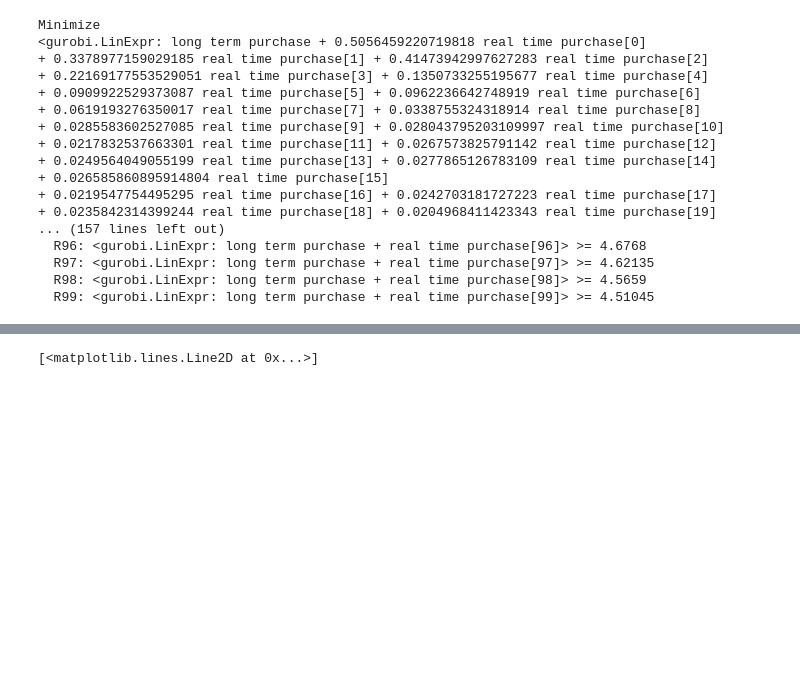
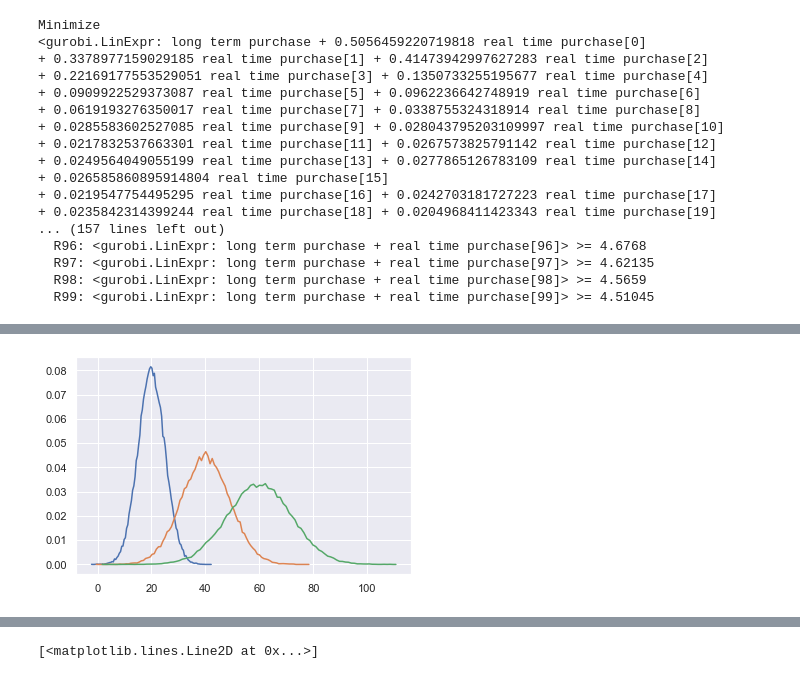
Before and after one commit to ishilov/data_market, a Jupyter notebook: first_test.ipynb, the cells around one changed output, grey strips where cells are left out. Drawn from its saved outputs; the diff is of its cells as text; code cells hidden in the pictures; blank space fills up the shorter version.

```diff
--- a/first_test.ipynb
+++ b/first_test.ipynb
@@ -174,3 +139,13 @@ plt.plot(supp, new_rv.pdf(supp))
 a_1 = [probas_1, values_1]
 a_2 = [probas_2, values_2]
 a_3 = [probas_3, values_3]
+# %%
+seller_1 = Seller(probas_1, values_1, wager=100)
+seller_2 = Seller(probas_2, values_2, wager=100)
+seller_3 = Seller(probas_3, values_3, wager=100)
+# %%
+sellers = [seller_1, seller_2, seller_3]
+
+MarketOperator.plot_forecasts(sellers)
+# %% [output]
+[figure, added]
```
Also changed, not shown: parts of 13 cells of this notebook, 1 other file.
